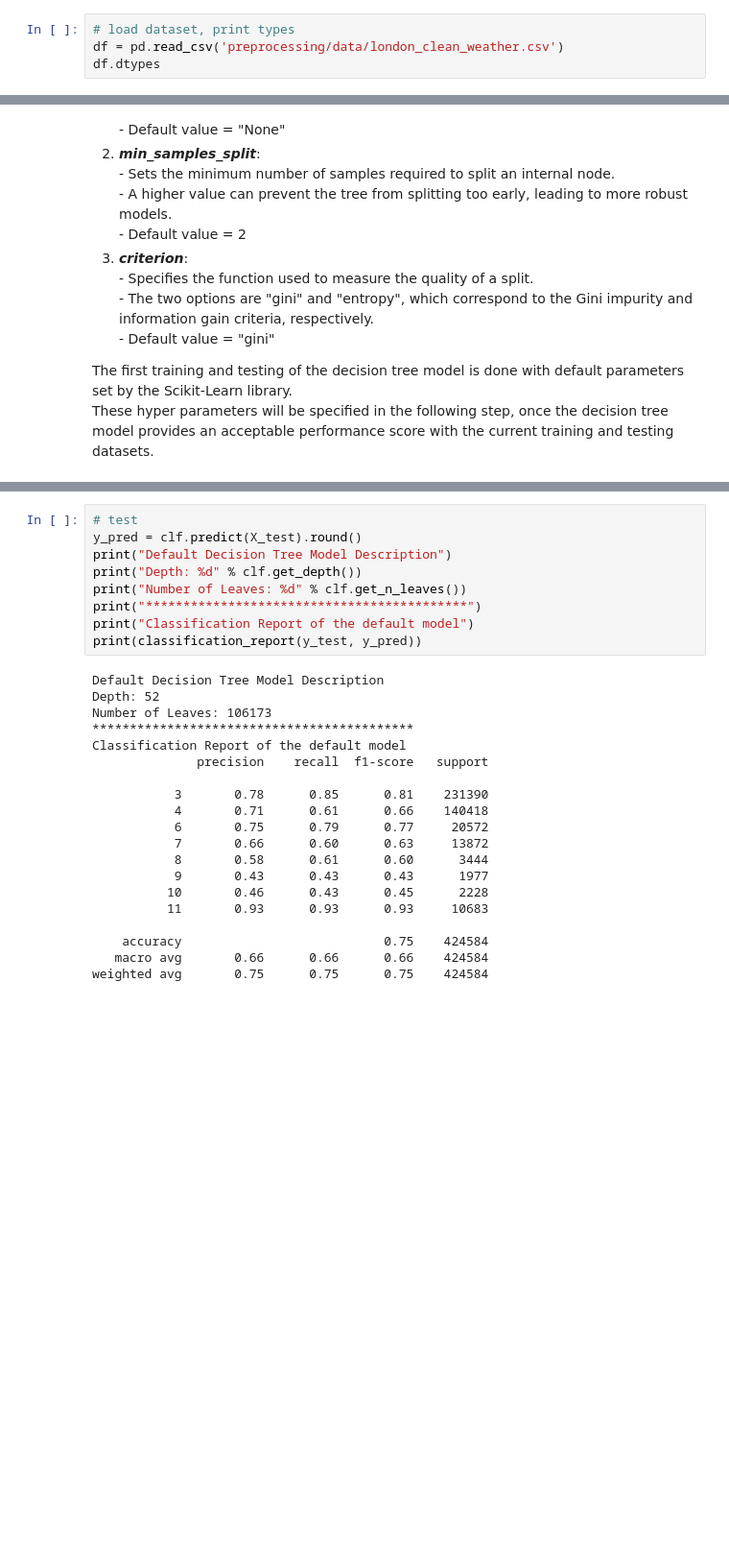
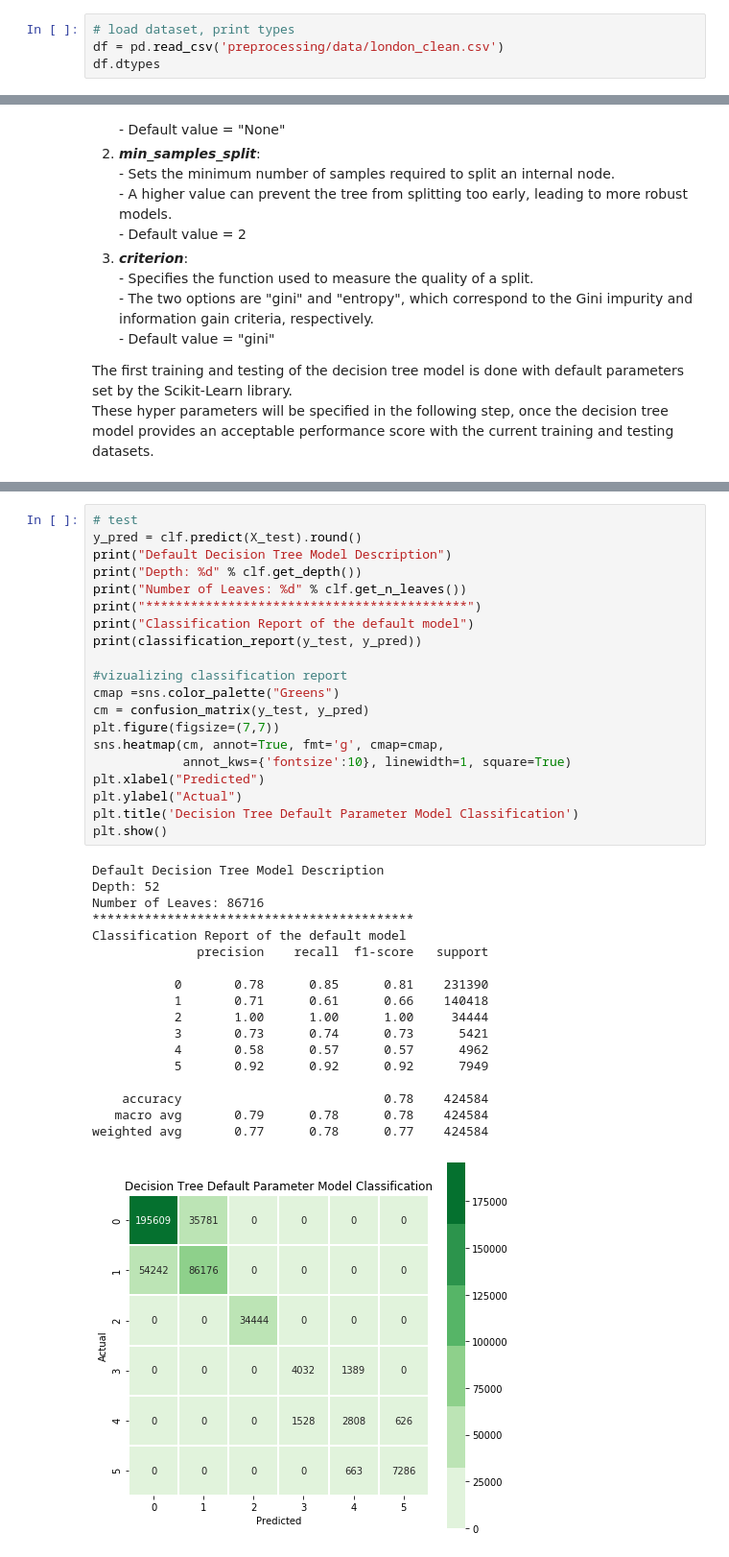
Before and after one commit to nkinesis/soen471-project, a Jupyter notebook: decision_tree.ipynb, the cells around one changed output, grey strips where cells are left out. Shown: that part at 96% size. Saved outputs shown, nothing was run; the diff lists cells and outputs as text; blank space fills up the shorter version.

Commit message:
Decision Tree re-run and edit

```diff
--- a/decision_tree.ipynb
+++ b/decision_tree.ipynb
@@ -92,7 +92,7 @@ Pandas' datatypes and their Python equivalents:
 <br><br>*Please refer to the <b><i>preprocessing</i></b> folder for detailed implementation on data cleaning.
 # %%
 # load dataset, print types
-df = pd.read_csv('preprocessing/data/london_clean_weather.csv')
+df = pd.read_csv('preprocessing/data/london_clean.csv')
 df.dtypes
 # %% [output]
 DateOfCall             int64
@@ -188,29 +187,39 @@ clf = clf.fit(X_train, y_train)
 # %%
 # test
 y_pred = clf.predict(X_test).round()
 print("Default Decision Tree Model Description")
 print("Depth: %d" % clf.get_depth())
 print("Number of Leaves: %d" % clf.get_n_leaves())
 print("*******************************************")
 print("Classification Report of the default model")
 print(classification_report(y_test, y_pred))
+
+#vizualizing classification report
+cmap =sns.color_palette("Greens")
+cm = confusion_matrix(y_test, y_pred)
+plt.figure(figsize=(7,7))
+sns.heatmap(cm, annot=True, fmt='g', cmap=cmap,
+            annot_kws={'fontsize':10}, linewidth=1, square=True)
+plt.xlabel("Predicted")
+plt.ylabel("Actual")
+plt.title('Decision Tree Default Parameter Model Classification')
+plt.show()
 # %% [output]
 Default Decision Tree Model Description
 Depth: 52
-Number of Leaves: 106173
+Number of Leaves: 86716
 *******************************************
 Classification Report of the default model
               precision    recall  f1-score   support
 
-           3       0.78      0.85      0.81    231390
-           4       0.71      0.61      0.66    140418
-           6       0.75      0.79      0.77     20572
-           7       0.66      0.60      0.63     13872
-           8       0.58      0.61      0.60      3444
-           9       0.43      0.43      0.43      1977
-          10       0.46      0.43      0.45      2228
-          11       0.93      0.93      0.93     10683
+           0       0.78      0.85      0.81    231390
+           1       0.71      0.61      0.66    140418
+           2       1.00      1.00      1.00     34444
+           3       0.73      0.74      0.73      5421
+           4       0.58      0.57      0.57      4962
+           5       0.92      0.92      0.92      7949
 
-    accuracy                           0.75    424584
-   macro avg       0.66      0.66      0.66    424584
-weighted avg       0.75      0.75      0.75    424584
+    accuracy                           0.78    424584
+   macro avg       0.79      0.78      0.78    424584
+weighted avg       0.77      0.78      0.77    424584
+[figure, added]
```
Also changed, not shown: parts of 18 cells of this notebook, 3 other files.
